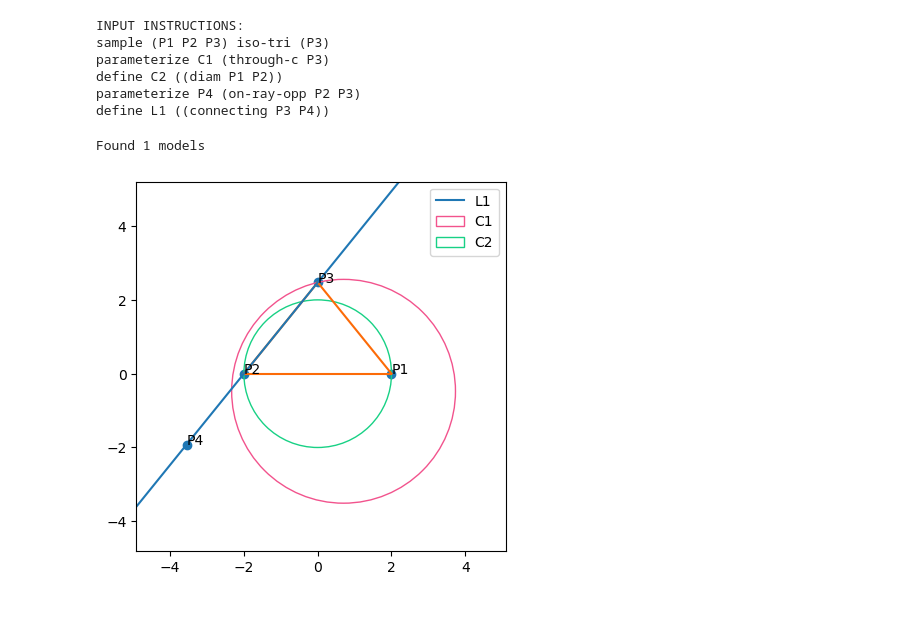
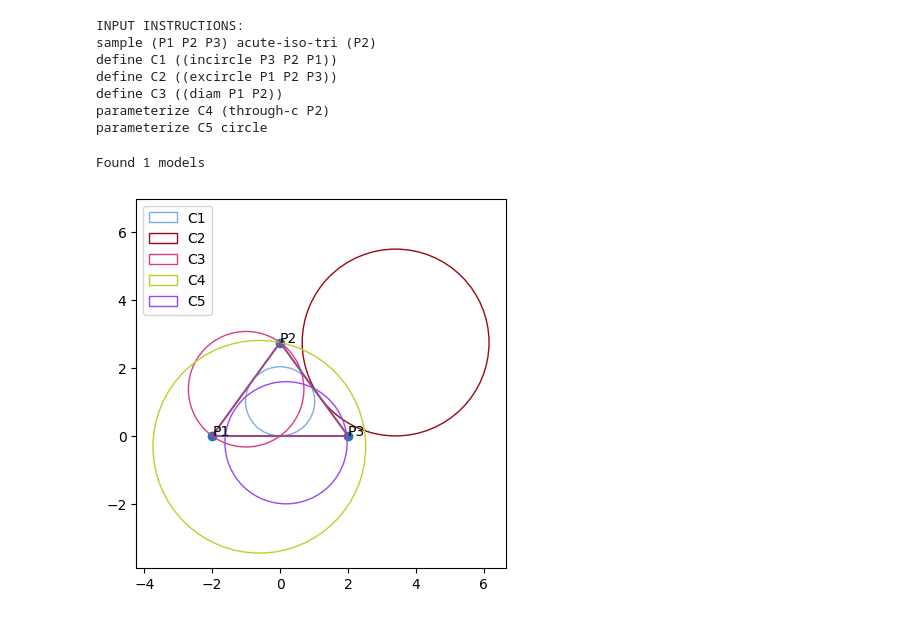
Before and after one commit to seanq31/geo-model-builder, a Jupyter notebook: src/test_graph_gen.ipynb, the cells around one changed output. Drawn from its saved outputs; the diff is of its cells as text; code cells hidden in the pictures.

```diff
--- a/src/test_graph_gen.ipynb
+++ b/src/test_graph_gen.ipynb
@@ -142,15 +165,16 @@ for item in readers:
 # %%
 #lines = ['(param (P1 P2 P3) (right-tri P1) )']
-lines = readers[-1].problem_lines[:5]
+lines = readers[-1].problem_lines
 
 reader = InstructionReader(lines)
 fig = solve_draw(args, reader)
 # %% [output]
 INPUT INSTRUCTIONS:
-sample (P1 P2 P3) iso-tri (P3)
-parameterize C1 (through-c P3)
-define C2 ((diam P1 P2))
-parameterize P4 (on-ray-opp P2 P3)
-define L1 ((connecting P3 P4))
+sample (P1 P2 P3) acute-iso-tri (P2)
+define C1 ((incircle P3 P2 P1))
+define C2 ((excircle P1 P2 P3))
+define C3 ((diam P1 P2))
+parameterize C4 (through-c P2)
+parameterize C5 circle
 Found 1 models
-[figure, old version]
+[figure, new version]
```
Also changed, not shown: parts of 2 cells of this notebook, 1 other file.
